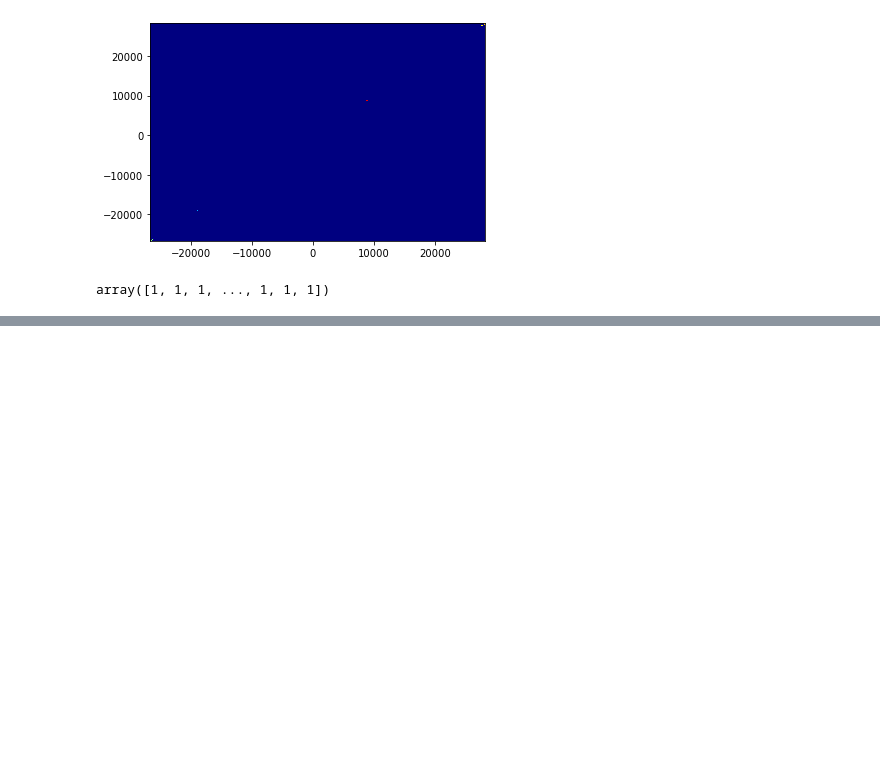
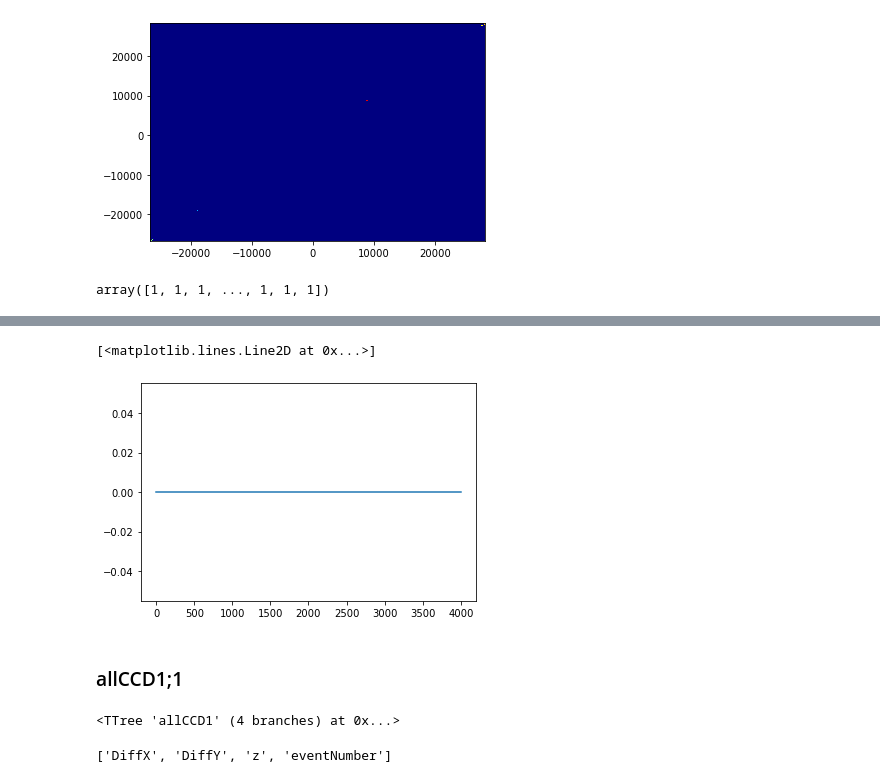
Before and after one commit to starkgines/Tesis, a Jupyter notebook: Research/Data exploration.ipynb, the cells around one changed output, grey strips where cells are left out. Cells and saved outputs as stored; diff of their text form; code cells hidden in the pictures; blank space fills up the shorter version.

```diff
--- a/Research/Data exploration.ipynb
+++ b/Research/Data exploration.ipynb
@@ -86,0 +154,2 @@ plt.show()
+# %%
+branch3 = file['Primary energy']
@@ -86,0 +177,7 @@ plt.show()
+# %%
+plt.plot(x3[1][0:1024],x3[0],'-')
+# %% [output]
+[<matplotlib.lines.Line2D at 0x...>]
+[figure, added]
+# %% [markdown]
+### allCCD1;1
@@ -86,0 +186,8 @@ plt.show()
+# %%
+branch4
+# %% [output]
+<TTree 'allCCD1' (4 branches) at 0x...>
+# %%
+branch4.keys()
+# %% [output]
+['DiffX', 'DiffY', 'z', 'eventNumber']
```
Also changed, not shown: parts of 52 cells of this notebook, 6 other files.
